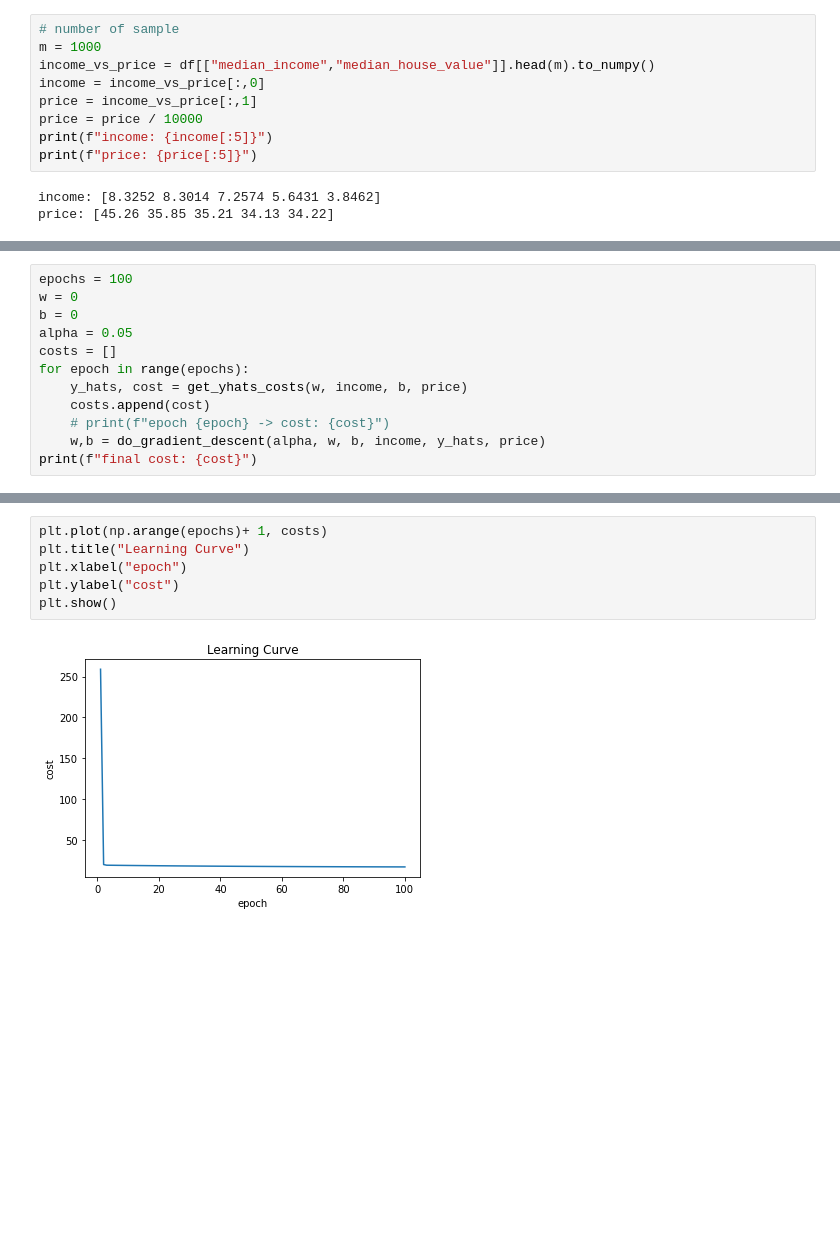
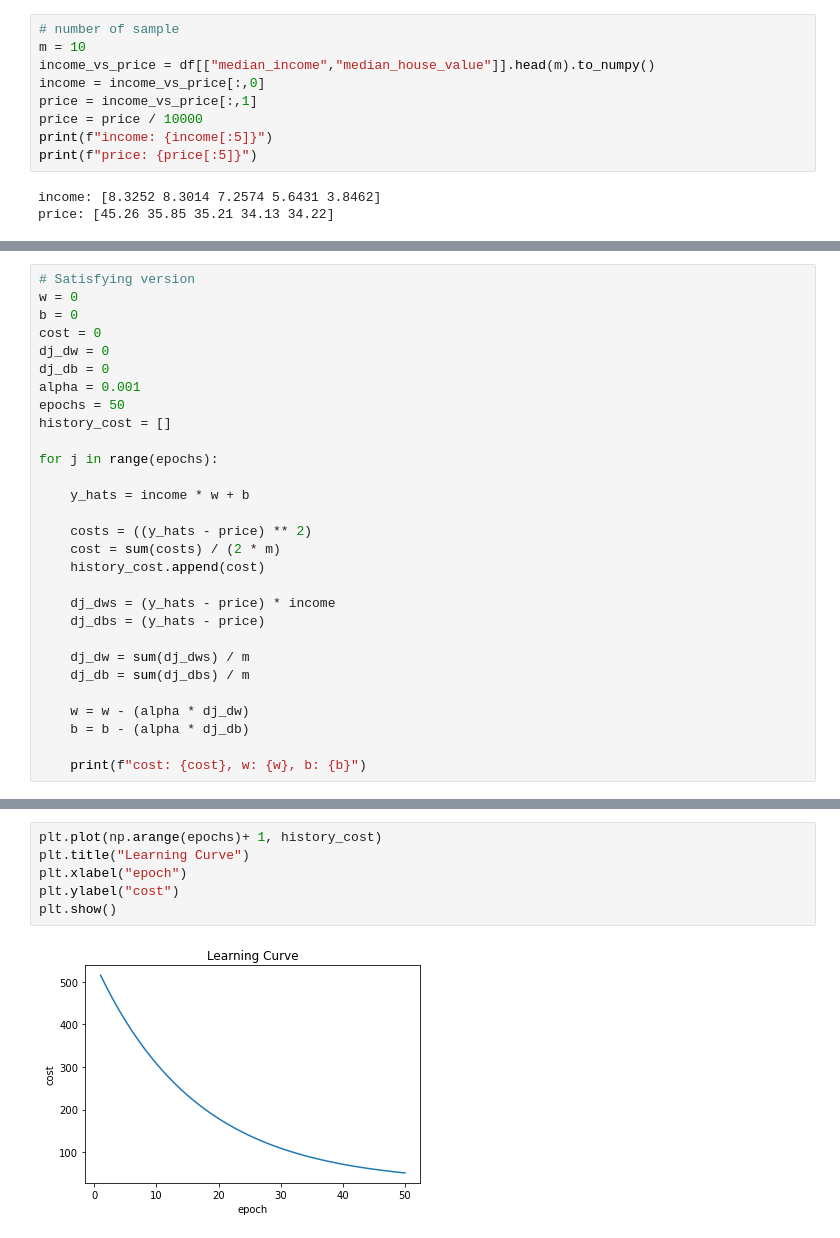
Before and after one commit to amyrmahdy/linear-regression-from-scratch, a Jupyter notebook: univariate_linear_regression.ipynb, the cells around one changed output, grey strips where cells are left out. Saved outputs shown, nothing was run; the diff lists cells and outputs as text; blank space fills up the shorter version.

Commit message:
Compare Dummy version vs Satisfying version :D

```diff
--- a/univariate_linear_regression.ipynb
+++ b/univariate_linear_regression.ipynb
@@ -15,7 +16,7 @@ df.head()
 | 4 | -122.25 | 37.85 | 52.0 | 1627.0 | 280.0 | 565.0 | 259.0 | ... |
 # %%
 # number of sample
-m = 1000
+m = 10
 income_vs_price = df[["median_income","median_house_value"]].head(m).to_numpy()
 income = income_vs_price[:,0]
 price = income_vs_price[:,1]
@@ -49,12 +36,0 @@ def do_gradient_descent(alpha, w, b, x_vector, y_hats, y_vector):
-# %%
-epochs = 100
-w = 0
-b = 0
-alpha = 0.05
-costs = []
-for epoch in range(epochs):
-    y_hats, cost = get_yhats_costs(w, income, b, price)
-    costs.append(cost)
-    # print(f"epoch {epoch} -> cost: {cost}")
-    w,b = do_gradient_descent(alpha, w, b, income, y_hats, price)
-print(f"final cost: {cost}")
@@ -62,0 +93,29 @@ final cost: 16.80093910434016
+# %%
+# Satisfying version
+w = 0
+b = 0
+cost = 0
+dj_dw = 0
+dj_db = 0
+alpha = 0.001
+epochs = 50
+history_cost = []
+
+for j in range(epochs):
+
+    y_hats = income * w + b
+
+    costs = ((y_hats - price) ** 2)
+    cost = sum(costs) / (2 * m)
+    history_cost.append(cost)
+
+    dj_dws = (y_hats - price) * income
+    dj_dbs = (y_hats - price)
+
+    dj_dw = sum(dj_dws) / m
+    dj_db = sum(dj_dbs) / m
+
+    w = w - (alpha * dj_dw)
+    b = b - (alpha * dj_db)
+
+    print(f"cost: {cost}, w: {w}, b: {b}")
@@ -63,11 +140,11 @@ final cost: 16.80093910434016
 # %%
-plt.plot(np.arange(epochs)+ 1, costs)
+plt.plot(np.arange(epochs)+ 1, history_cost)
 plt.title("Learning Curve")
 plt.xlabel("epoch")
 plt.ylabel("cost")
 plt.show()
 # %% [output]
-[figure, old version]
+[figure, new version]
 # %%
 plt.scatter(income, price)
 plt.scatter(income,y_hats, c = 'red')
```
Also changed, not shown: parts of 8 cells of this notebook.
